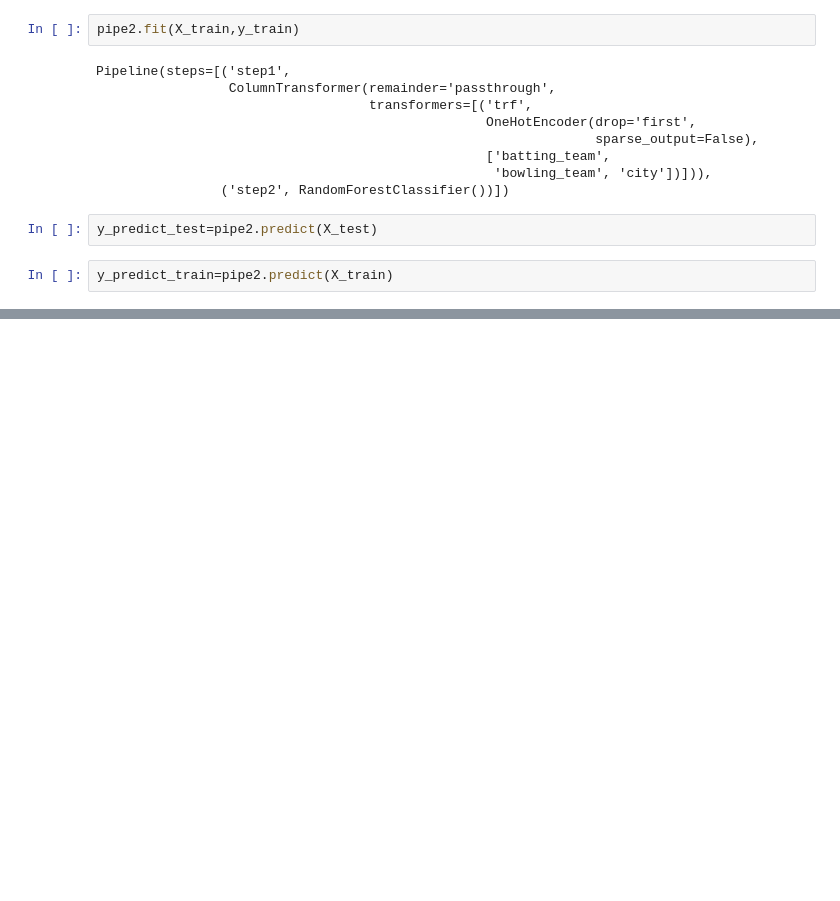
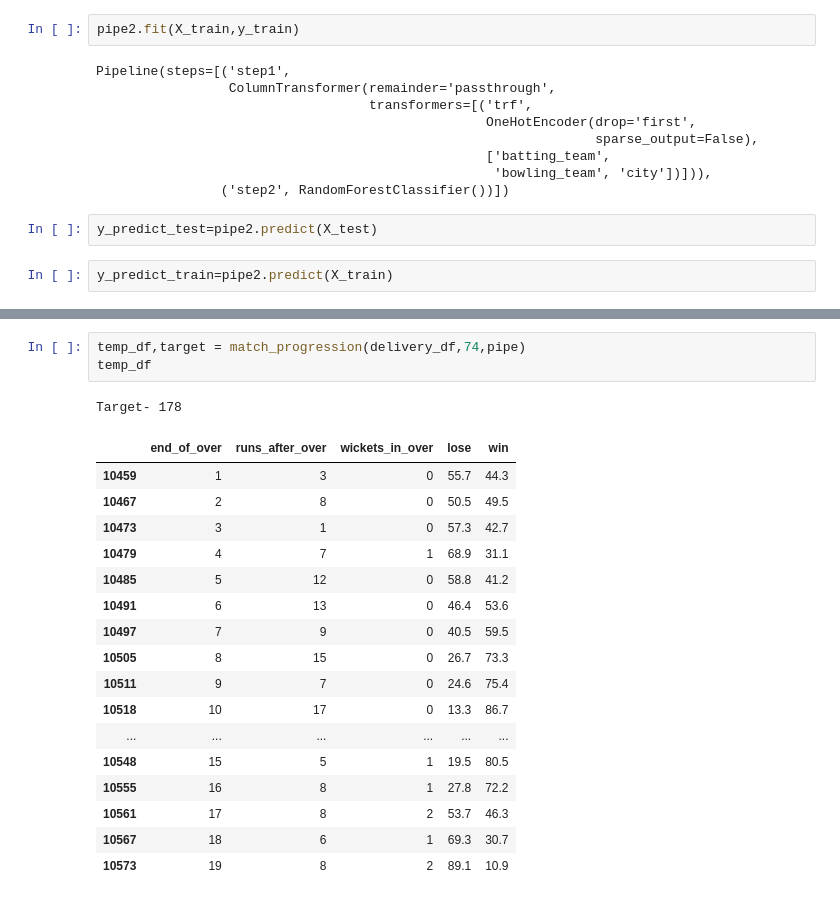
Before and after one commit to Angel-dash/Crck_pred, a Jupyter notebook: CrickPred.ipynb, the cells around one changed output, grey strips where cells are left out. Cells and saved outputs as stored; diff of their text form; blank space fills up the shorter version.

```diff
--- a/CrickPred.ipynb
+++ b/CrickPred.ipynb
@@ -455,0 +507,22 @@ The result of 49th game  is [1. 0.]
+# %%
+temp_df,target = match_progression(delivery_df,74,pipe)
+temp_df
+# %% [output]
+Target- 178
+|  | end_of_over | runs_after_over | wickets_in_over | lose | win |
+| 10459 | 1 | 3 | 0 | 55.7 | 44.3 |
+| 10467 | 2 | 8 | 0 | 50.5 | 49.5 |
+| 10473 | 3 | 1 | 0 | 57.3 | 42.7 |
+| 10479 | 4 | 7 | 1 | 68.9 | 31.1 |
+| 10485 | 5 | 12 | 0 | 58.8 | 41.2 |
+| 10491 | 6 | 13 | 0 | 46.4 | 53.6 |
+| 10497 | 7 | 9 | 0 | 40.5 | 59.5 |
+| 10505 | 8 | 15 | 0 | 26.7 | 73.3 |
+| 10511 | 9 | 7 | 0 | 24.6 | 75.4 |
+| 10518 | 10 | 17 | 0 | 13.3 | 86.7 |
+| ... | ... | ... | ... | ... | ... |
+| 10548 | 15 | 5 | 1 | 19.5 | 80.5 |
+| 10555 | 16 | 8 | 1 | 27.8 | 72.2 |
+| 10561 | 17 | 8 | 2 | 53.7 | 46.3 |
+| 10567 | 18 | 6 | 1 | 69.3 | 30.7 |
+| 10573 | 19 | 8 | 2 | 89.1 | 10.9 |
```
Also changed, not shown: parts of 15 cells of this notebook.
